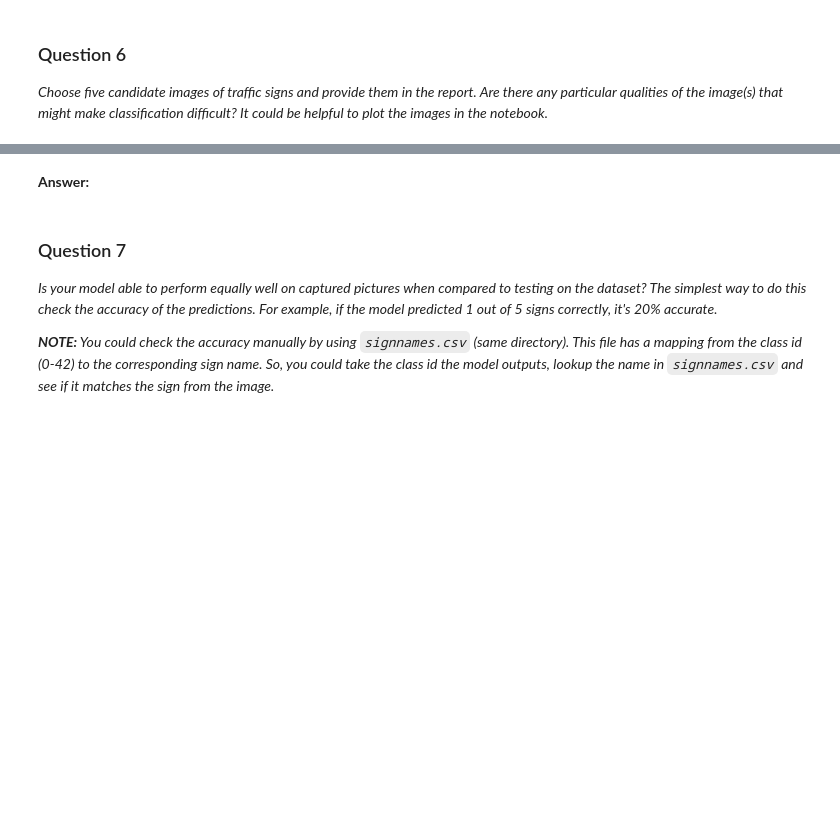
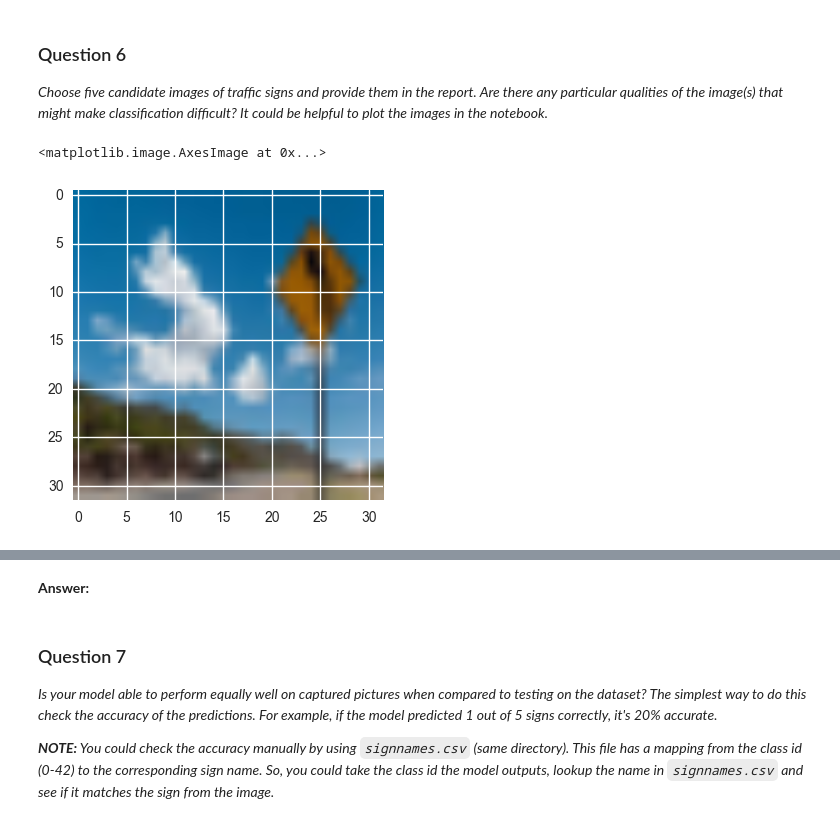
Before and after one commit to tfolkman/self-driving-car-nd, a Jupyter notebook: CarND-Traffic-Sign-Classifier-Project/Traffic_Sign_Classifier.ipynb, the cells around one changed output, grey strips where cells are left out. Drawn from its saved outputs; the diff is of its cells as text; code cells hidden in the pictures; blank space fills up the shorter version.

```diff
--- a/CarND-Traffic-Sign-Classifier-Project/Traffic_Sign_Classifier.ipynb
+++ b/CarND-Traffic-Sign-Classifier-Project/Traffic_Sign_Classifier.ipynb
@@ -391,10 +393,11 @@ Test accuracy: 0.9395091051538125
 
 def read_images(file):
     img = cv2.imread(file)
+    img = cv2.cvtColor(img, cv2.COLOR_BGR2RGB)
     return cv2.resize(img,(32, 32), interpolation = cv2.INTER_AREA )
 
-sign_0 = read_images("./data/signs/sign_0.jpeg")
-sign_1 = read_images("./data/signs/sign_1.jpeg")
-sign_2 = read_images("./data/signs/sign_2.jpeg")
-sign_3 = read_images("./data/signs/sign_3.jpeg")
-sign_4 = read_images("./data/signs/sign_4.jpeg")
+sign_0 = read_images("./signs/sign_0.jpeg")
+sign_1 = read_images("./signs/sign_1.jpeg")
+sign_2 = read_images("./signs/sign_2.jpeg")
+sign_3 = read_images("./signs/sign_3.jpeg")
+sign_4 = read_images("./signs/sign_4.jpeg")
@@ -420,3 +418,8 @@ Sign accuracy: 0.20000000298023224
 ### Question 6
 
 _Choose five candidate images of traffic signs and provide them in the report. Are there any particular qualities of the image(s) that might make classification difficult? It could be helpful to plot the images in the notebook._
+# %%
+plt.imshow(sign_0)
+# %% [output]
+<matplotlib.image.AxesImage at 0x...>
+[figure, added]
```
Also changed, not shown: parts of 14 cells of this notebook, 6 other files.
